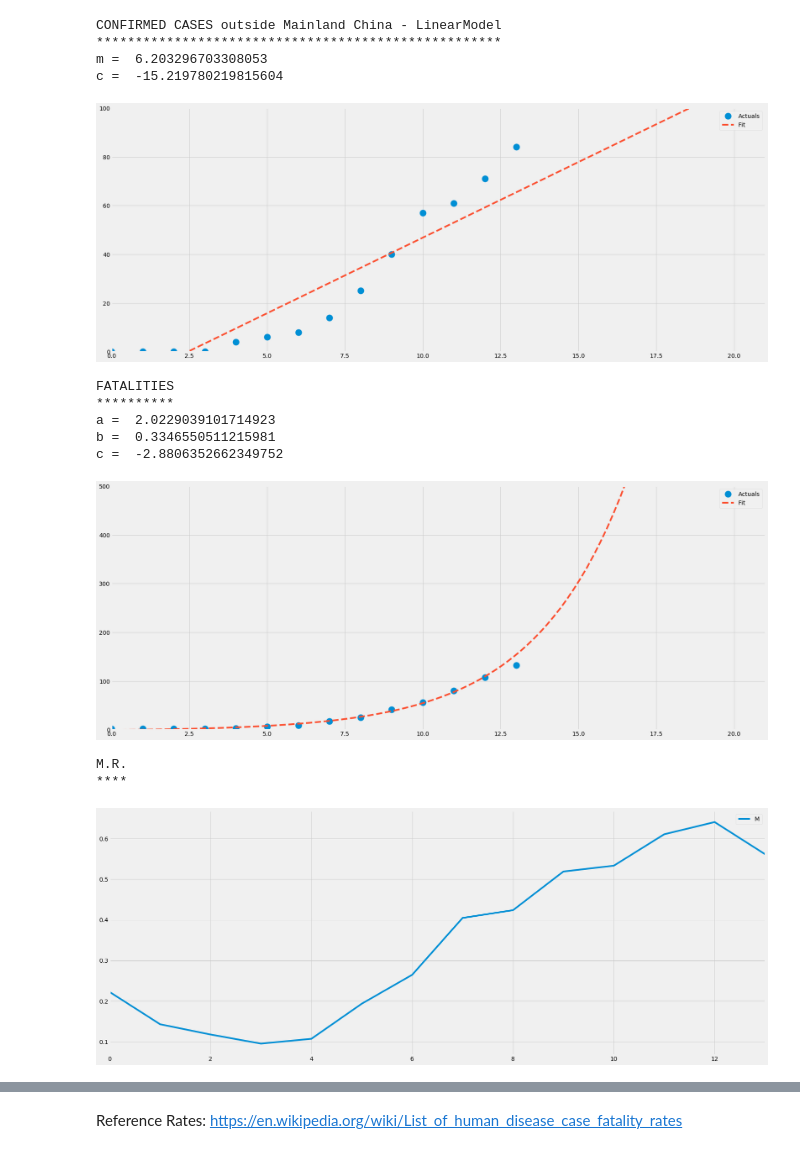
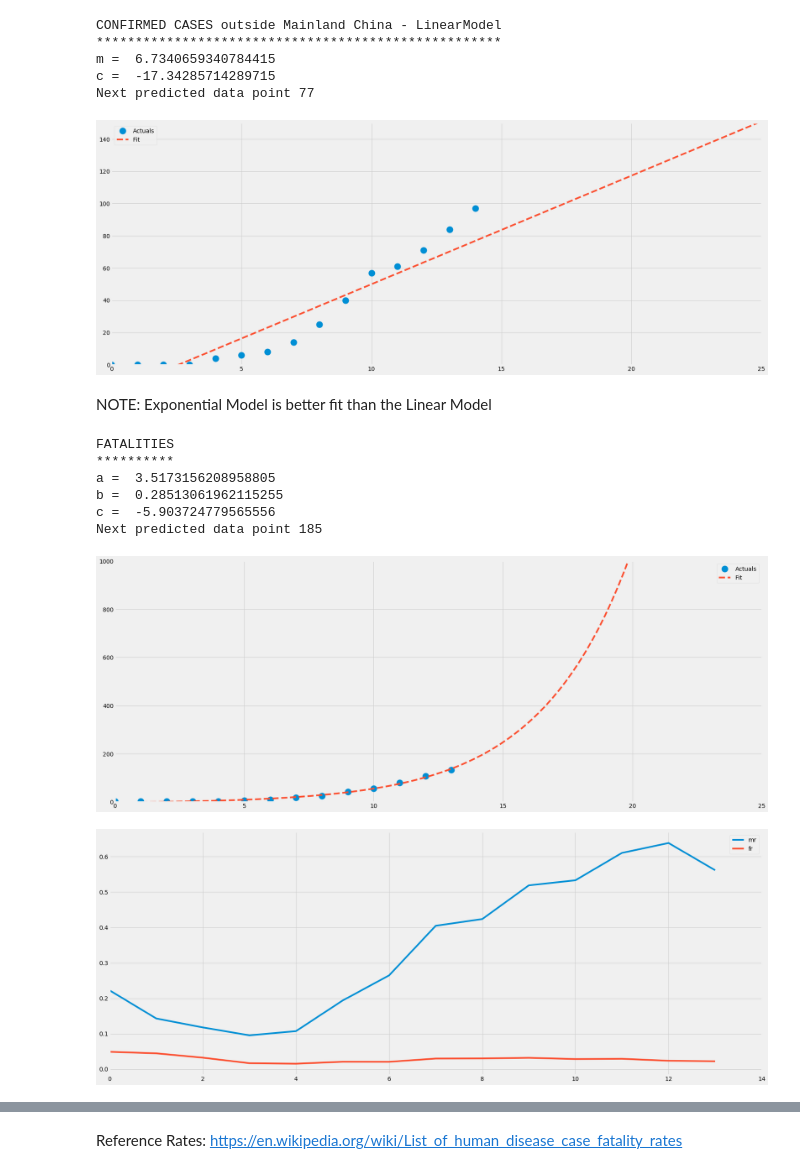
Before and after one commit to smtexas99/ncov19, a Jupyter notebook: ncov2019.ipynb, the cells around one changed output, grey strips where cells are left out. Saved outputs shown, nothing was run; the diff lists cells and outputs as text; code cells hidden in the pictures.

```diff
--- a/ncov2019.ipynb
+++ b/ncov2019.ipynb
@@ -185,40 +201,47 @@ length = df_cco.count()
 n = length - points
 print('CONFIRMED CASES outside Mainland China - LinearModel')
 print('****************************************************')
-proj_lin(df_cco,n,100)
+proj_lin(df_cco,n,150)
 # %% [output]
 CONFIRMED CASES outside Mainland China - LinearModel
 ****************************************************
-m =  6.203296703308053
-c =  -15.219780219815604
+m =  6.7340659340784415
+c =  -17.34285714289715
+Next predicted data point 77
-[figure, old version]
+[figure, new version]
+# %% [markdown]
+NOTE: Exponential Model is better fit than the Linear Model
 # %%
 # test_data = 1
-points = 1
+points = 0
 length = df_d.count()
 print('FATALITIES')
 print('**********')
 n = length - points
-proj(df_d,n, 500)
+proj(df_d,n, 1000)
 # %% [output]
 FATALITIES
 **********
-a =  2.0229039101714923
-b =  0.3346550511215981
-c =  -2.8806352662349752
+a =  3.5173156208958805
+b =  0.28513061962115255
+c =  -5.903724779565556
+Next predicted data point 185
-[figure, old version]
+[figure, new version]
 # %%
 # MR % = Fatalities / (Fatalities + Recovered)
 
 df['mr'] = df.Deaths/(df.Deaths + df.Recovered)
 print()
-print('M.R.')
-print('****')
 df.mr.plot()
-plt.legend('MR')
+
+
+# FR % = Fatalities / Confirmed Cases
+
+df['fr'] = df.Deaths/(df['Cases Confirmed'])
+df.fr.plot()
+plt.legend()
+
 plt.show()
 # %% [output]
-M.R.
-****
-[figure, old version]
+[figure, new version]
 # %%
```
Also changed, not shown: parts of 11 cells of this notebook.
